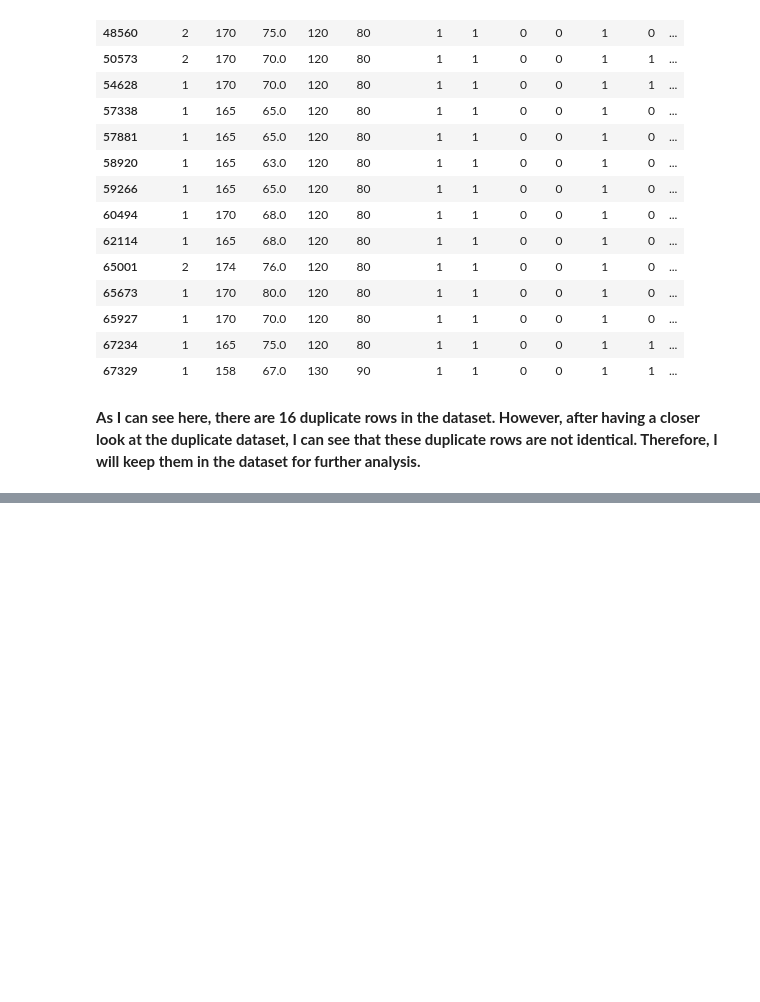
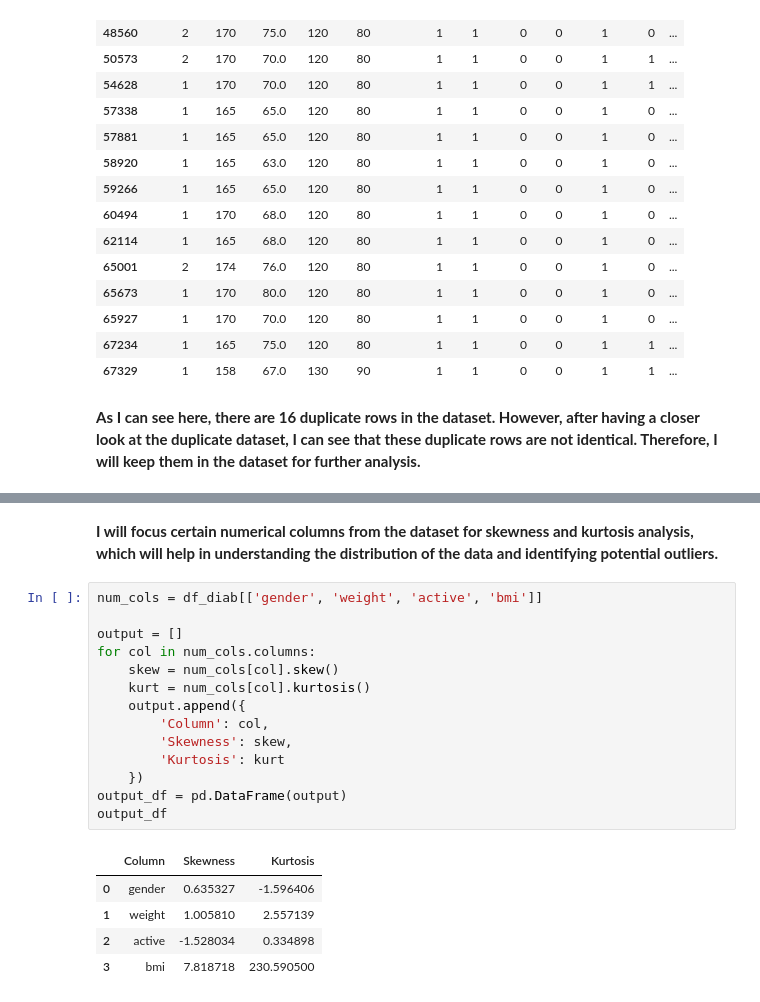
Before and after one commit to mrnnasir/diabetes_risk, a Jupyter notebook: jupyter_notebooks/1. EDA.ipynb, the cells around one changed output, grey strips where cells are left out. Cells and saved outputs as stored; diff of their text form; blank space fills up the shorter version.

```diff
--- a/jupyter_notebooks/1. EDA.ipynb
+++ b/jupyter_notebooks/1. EDA.ipynb
@@ -345,0 +457,22 @@ df_diab[df_diab.duplicated()]
+# %% [markdown]
+**I will focus certain numerical columns from the dataset for skewness and kurtosis analysis, which will help in understanding the distribution of the data and identifying potential outliers.**
+# %%
+num_cols = df_diab[['gender', 'weight', 'active', 'bmi']]
+
+output = []
+for col in num_cols.columns:
+    skew = num_cols[col].skew()
+    kurt = num_cols[col].kurtosis()
+    output.append({
+        'Column': col,
+        'Skewness': skew,
+        'Kurtosis': kurt
+    })
+output_df = pd.DataFrame(output)
+output_df
+# %% [output]
+|  | Column | Skewness | Kurtosis |
+| 0 | gender | 0.635327 | -1.596406 |
+| 1 | weight | 1.005810 | 2.557139 |
+| 2 | active | -1.528034 | 0.334898 |
+| 3 | bmi | 7.818718 | 230.590500 |
```
Also changed, not shown: parts of 20 cells of this notebook.
